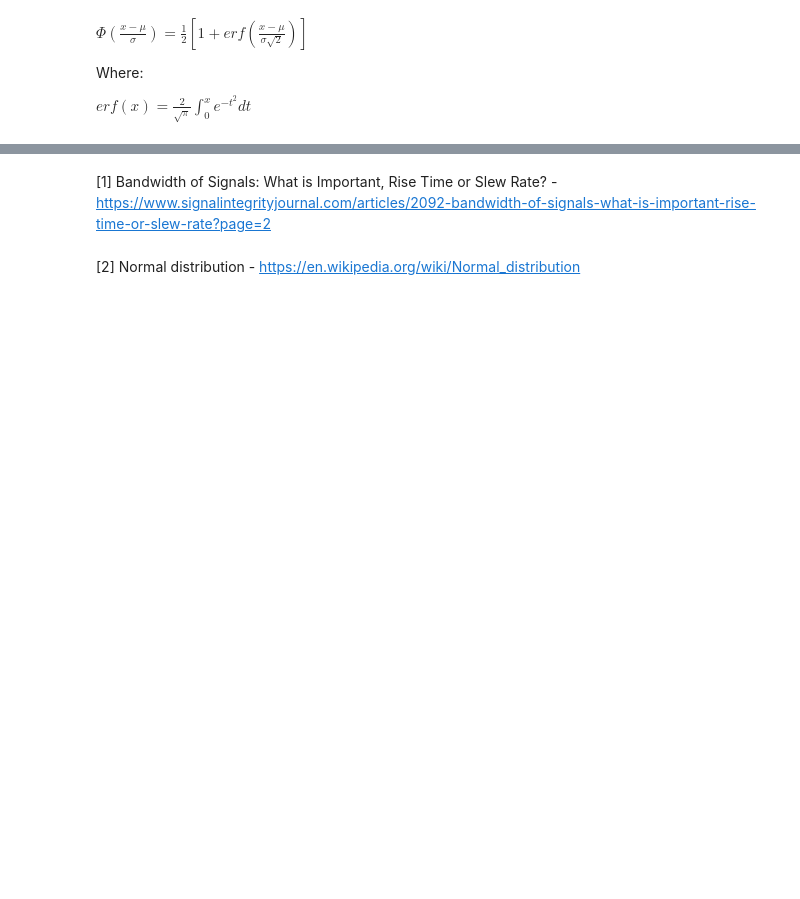
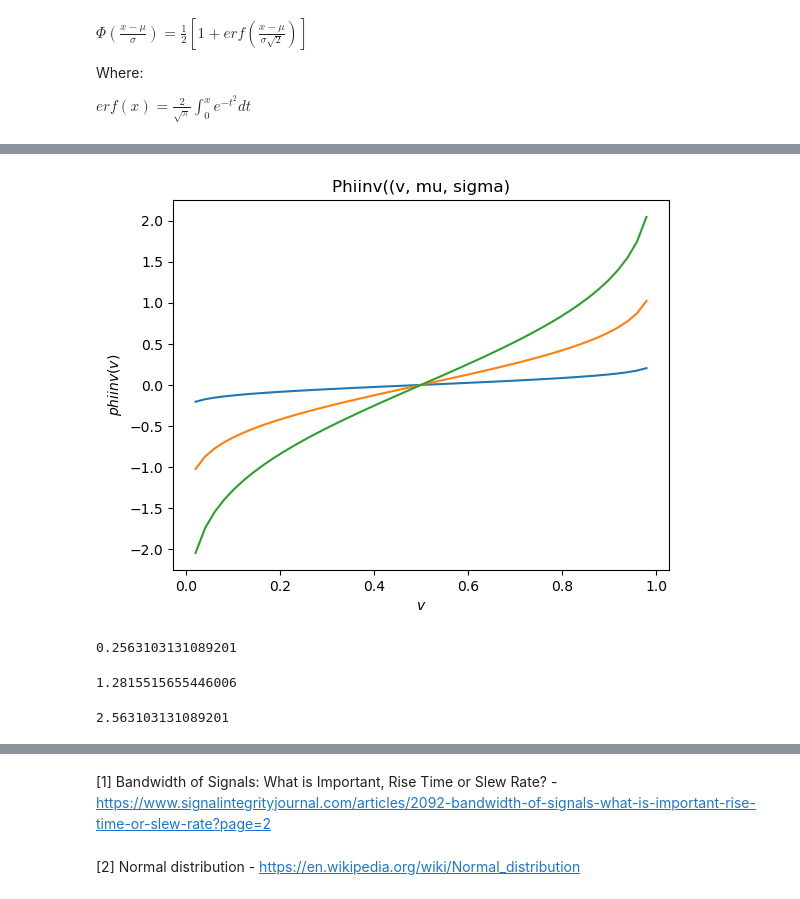
Before and after one commit to krgouveia/pulse_analysis, a Jupyter notebook: pulse analysis.ipynb, the cells around one changed output, grey strips where cells are left out. Saved outputs shown, nothing was run; the diff lists cells and outputs as text; code cells hidden in the pictures; blank space fills up the shorter version.

```diff
--- a/pulse analysis.ipynb
+++ b/pulse analysis.ipynb
@@ -24,0 +61,37 @@ plt.show()
+# %%
+# using the erfinv to define the ineverse of the gaussian CDF
+
+def phiinv(v, mu, sigma):
+    return mu + sigma * (np.sqrt(2) * special.erfinv( 2 * v - 1))
+
+v = np.linspace(0, 1)
+mu = 0
+sigma = 0.1
+sigma2 = 0.5
+sigma3 = 1
+
+plt.plot(v, phiinv(v, mu, sigma), label = 'sigma = 0.1')
+plt.plot(v, phiinv(v, mu, sigma2), label = 'sigma = 0.5')
+plt.plot(v, phiinv(v, mu, sigma3), label = 'sigma = 1')
+
+plt.xlabel('$v$')
+plt.ylabel('$phiinv(v)$')
+plt.title('Phiinv((v, mu, sigma)')
+plt.show()
+# %% [output]
+[figure, added]
+# %%
+def risetime_10_90(mu, sigma):
+    return phiinv(0.9, mu, sigma) - phiinv(0.1, mu, sigma)
+
+risetime_10_90(mu, sigma)
+# %% [output]
+0.2563103131089201
+# %%
+risetime_10_90(mu, sigma2)
+# %% [output]
+1.2815515655446006
+# %%
+risetime_10_90(mu, sigma3)
+# %% [output]
+2.563103131089201
```
Also changed, not shown: parts of 14 cells of this notebook.
